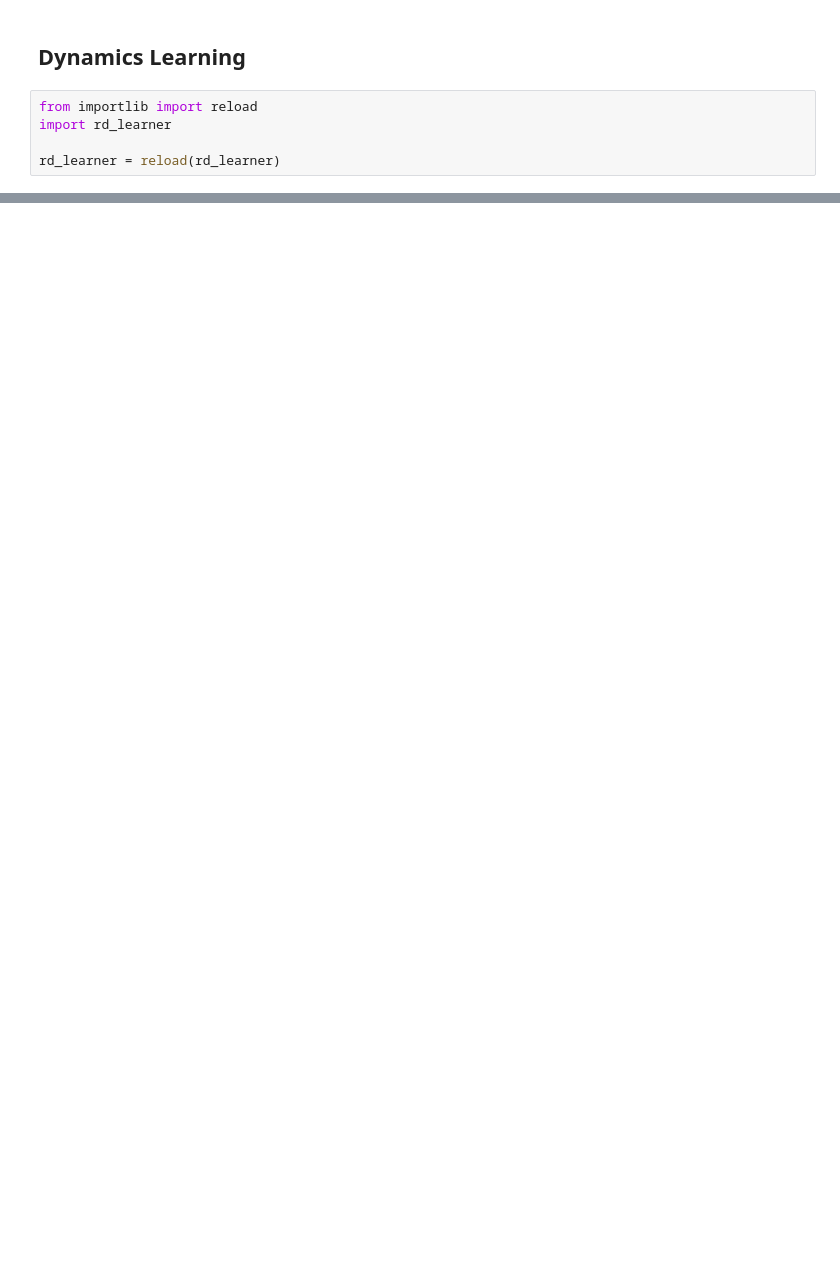
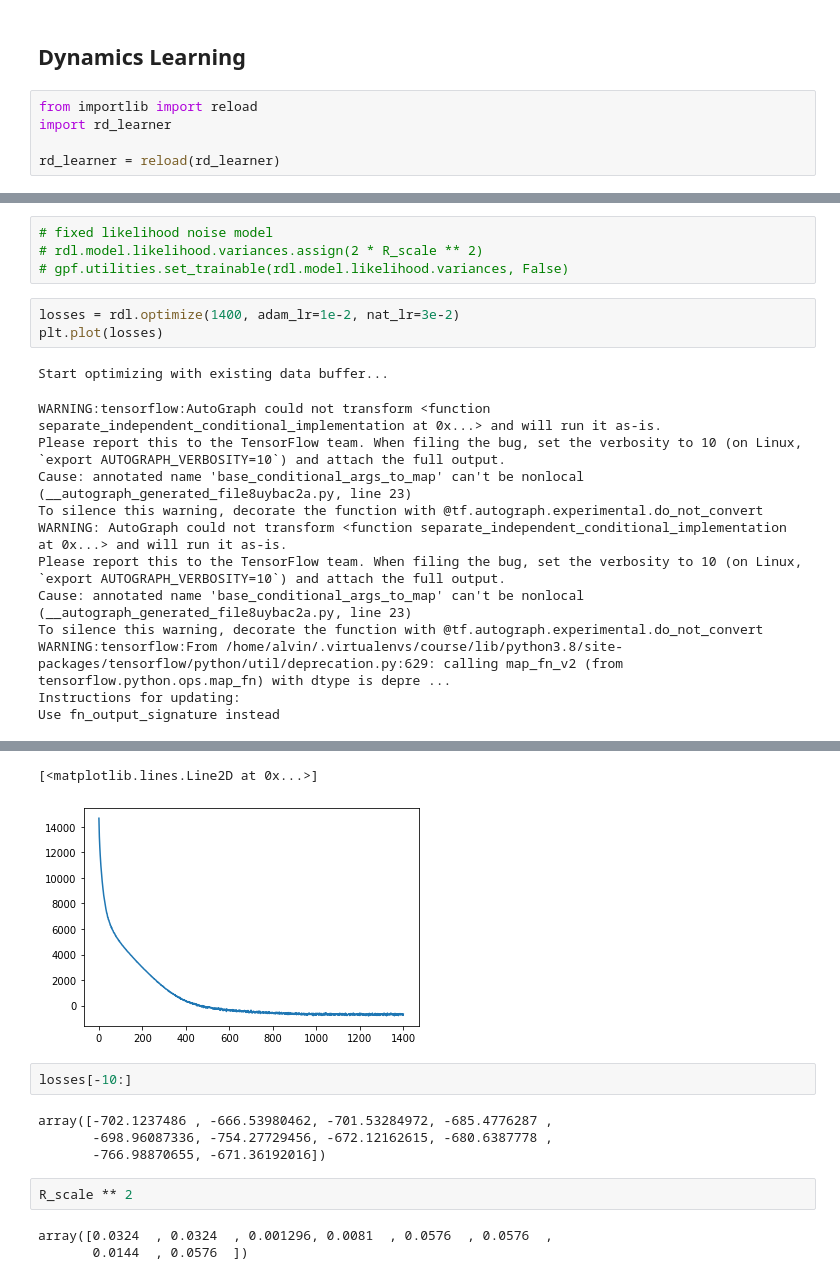
Before and after one commit to michaelrussellhiggins/AA273_Final, a Jupyter notebook: Let’s Do This!.ipynb, the cells around one changed output, grey strips where cells are left out. Cells and saved outputs as stored; diff of their text form; blank space fills up the shorter version.

```diff
--- a/Let’s Do This!.ipynb
+++ b/Let’s Do This!.ipynb
@@ -89,0 +108,20 @@ rdl.add_data(states, controls)
+# %%
+# fixed likelihood noise model
+# rdl.model.likelihood.variances.assign(2 * R_scale ** 2)
+# gpf.utilities.set_trainable(rdl.model.likelihood.variances, False)
+# %%
+losses = rdl.optimize(1400, adam_lr=1e-2, nat_lr=3e-2)
+plt.plot(losses)
+# %% [output]
+Start optimizing with existing data buffer...
+WARNING:tensorflow:AutoGraph could not transform <function separate_independent_conditional_implementation at 0x...> and will run it as-is.
+Please report this to the TensorFlow team. When filing the bug, set the verbosity to 10 (on Linux, `export AUTOGRAPH_VERBOSITY=10`) and attach the full output.
+Cause: annotated name 'base_conditional_args_to_map' can't be nonlocal (__autograph_generated_file8uybac2a.py, line 23)
+To silence this warning, decorate the function with @tf.autograph.experimental.do_not_convert
+WARNING: AutoGraph could not transform <function separate_independent_conditional_implementation at 0x...> and will run it as-is.
+Please report this to the TensorFlow team. When filing the bug, set the verbosity to 10 (on Linux, `export AUTOGRAPH_VERBOSITY=10`) and attach the full output.
+Cause: annotated name 'base_conditional_args_to_map' can't be nonlocal (__autograph_generated_file8uybac2a.py, line 23)
+To silence this warning, decorate the function with @tf.autograph.experimental.do_not_convert
+WARNING:tensorflow:From /home/alvin/.virtualenvs/course/lib/python3.8/site-packages/tensorflow/python/util/deprecation.py:629: calling map_fn_v2 (from tensorflow.python.ops.map_fn) with dtype is depre ...
+Instructions for updating:
+Use fn_output_signature instead
@@ -89,0 +129,13 @@ rdl.add_data(states, controls)
+[<matplotlib.lines.Line2D at 0x...>]
+[figure, added]
+# %%
+losses[-10:]
+# %% [output]
+array([-702.1237486 , -666.53980462, -701.53284972, -685.4776287 ,
+       -698.96087336, -754.27729456, -672.12162615, -680.6387778 ,
+       -766.98870655, -671.36192016])
+# %%
+R_scale ** 2
+# %% [output]
+array([0.0324  , 0.0324  , 0.001296, 0.0081  , 0.0576  , 0.0576  ,
+       0.0144  , 0.0576  ])
```
Also changed, not shown: parts of 49 cells of this notebook, 3 other files.
